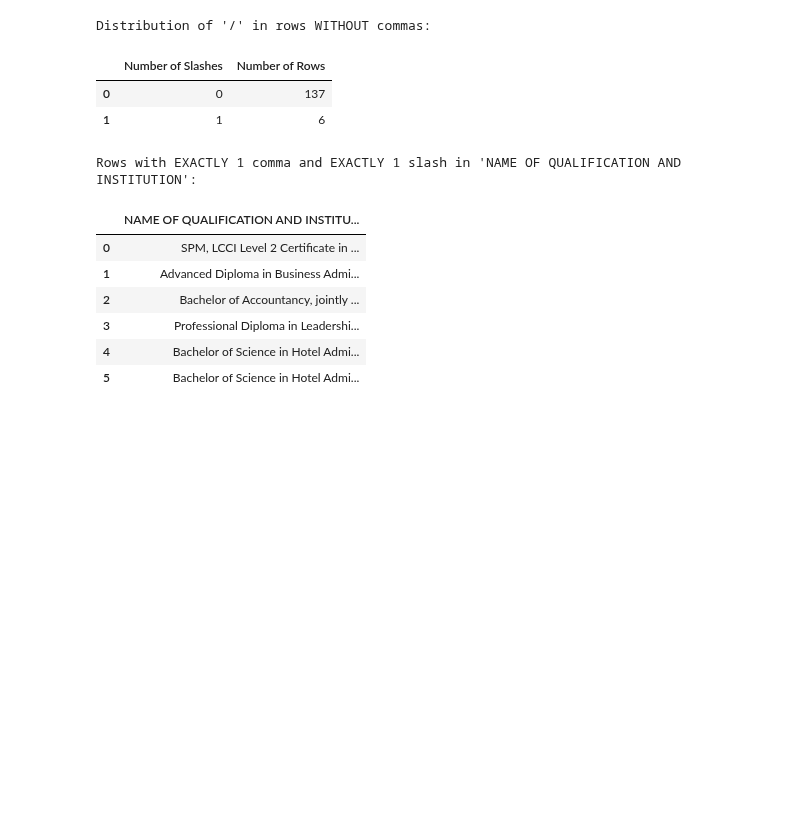
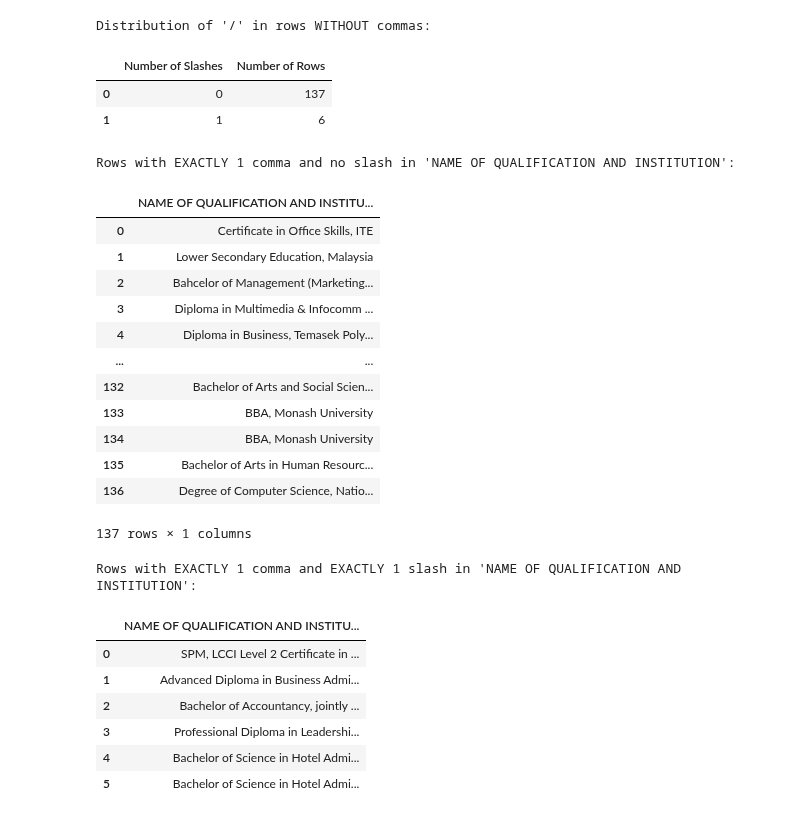
Before and after one commit to swamhtetg90/DAVI-CA2, a Jupyter notebook: data_cleaning.ipynb, the cells around one changed output. Drawn from its saved outputs; the diff is of its cells as text; code cells hidden in the pictures; blank space fills up the shorter version.

```diff
--- a/data_cleaning.ipynb
+++ b/data_cleaning.ipynb
@@ -956,6 +956,28 @@ Distribution of '/' in rows WITHOUT commas:
 |  | Number of Slashes | Number of Rows |
 | 0 | 0 | 137 |
 | 1 | 1 | 6 |
+# %%
+# Further filter those with exactly one slash
+no_slash_in_one_comma = one_comma_rows[one_comma_rows['NAME OF QUALIFICATION AND INSTITUTION'].str.count('/') == 0].reset_index(drop=True)
+
+# Display the result
+print("Rows with EXACTLY 1 comma and no slash in 'NAME OF QUALIFICATION AND INSTITUTION':")
+display(no_slash_in_one_comma[['NAME OF QUALIFICATION AND INSTITUTION']])
+# %% [output]
+Rows with EXACTLY 1 comma and no slash in 'NAME OF QUALIFICATION AND INSTITUTION':
+|  | NAME OF QUALIFICATION AND INSTITU... |
+| 0 | Certificate in Office Skills, ITE |
+| 1 | Lower Secondary Education, Malaysia |
+| 2 | Bahcelor of Management (Marketing... |
+| 3 | Diploma in Multimedia & Infocomm ... |
+| 4 | Diploma in Business, Temasek Poly... |
+| ... | ... |
+| 132 | Bachelor of Arts and Social Scien... |
+| 133 | BBA, Monash University |
+| 134 | BBA, Monash University |
+| 135 | Bachelor of Arts in Human Resourc... |
+| 136 | Degree of Computer Science, Natio... |
+137 rows × 1 columns
 # %%
 
 
```
Also changed, not shown: parts of 37 cells of this notebook.
